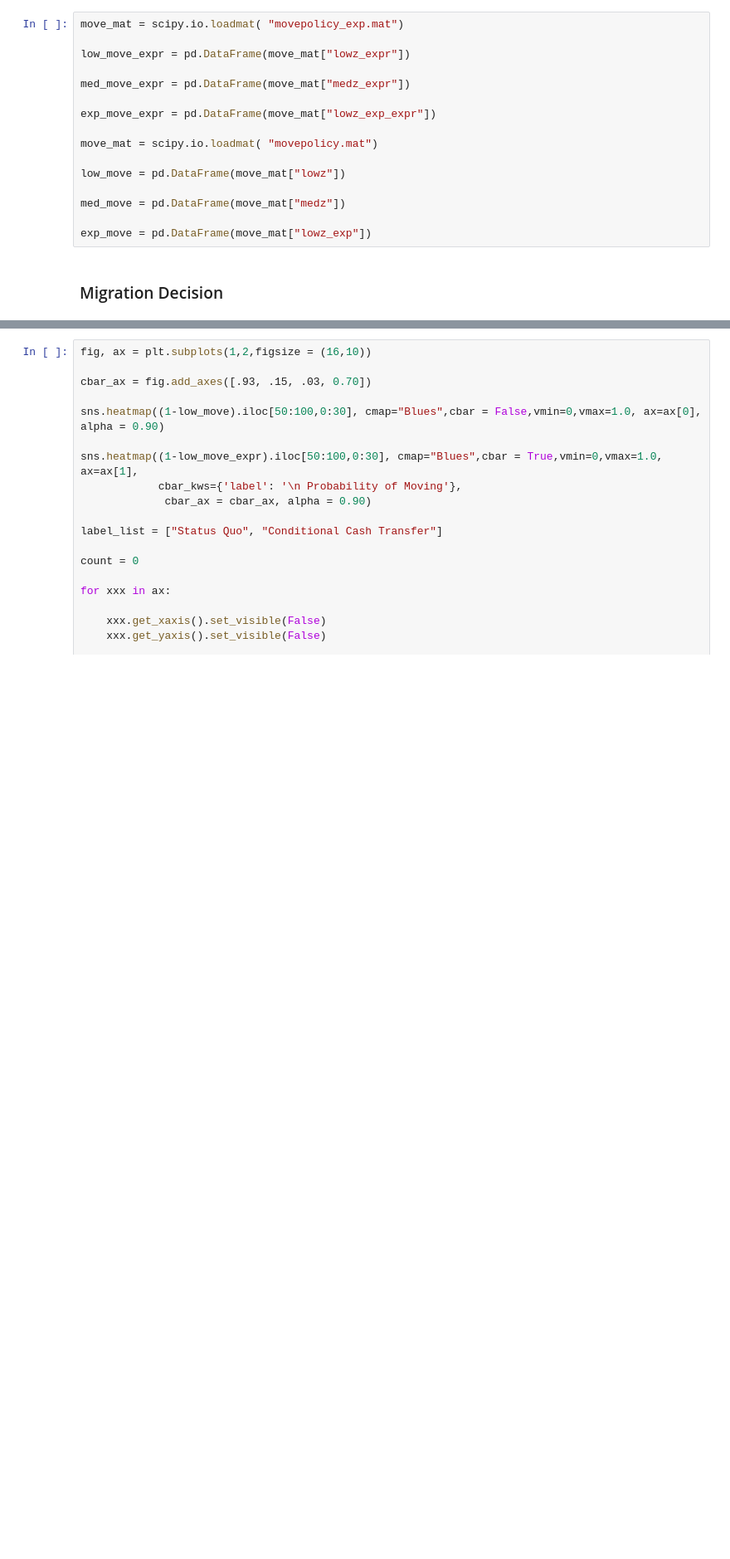
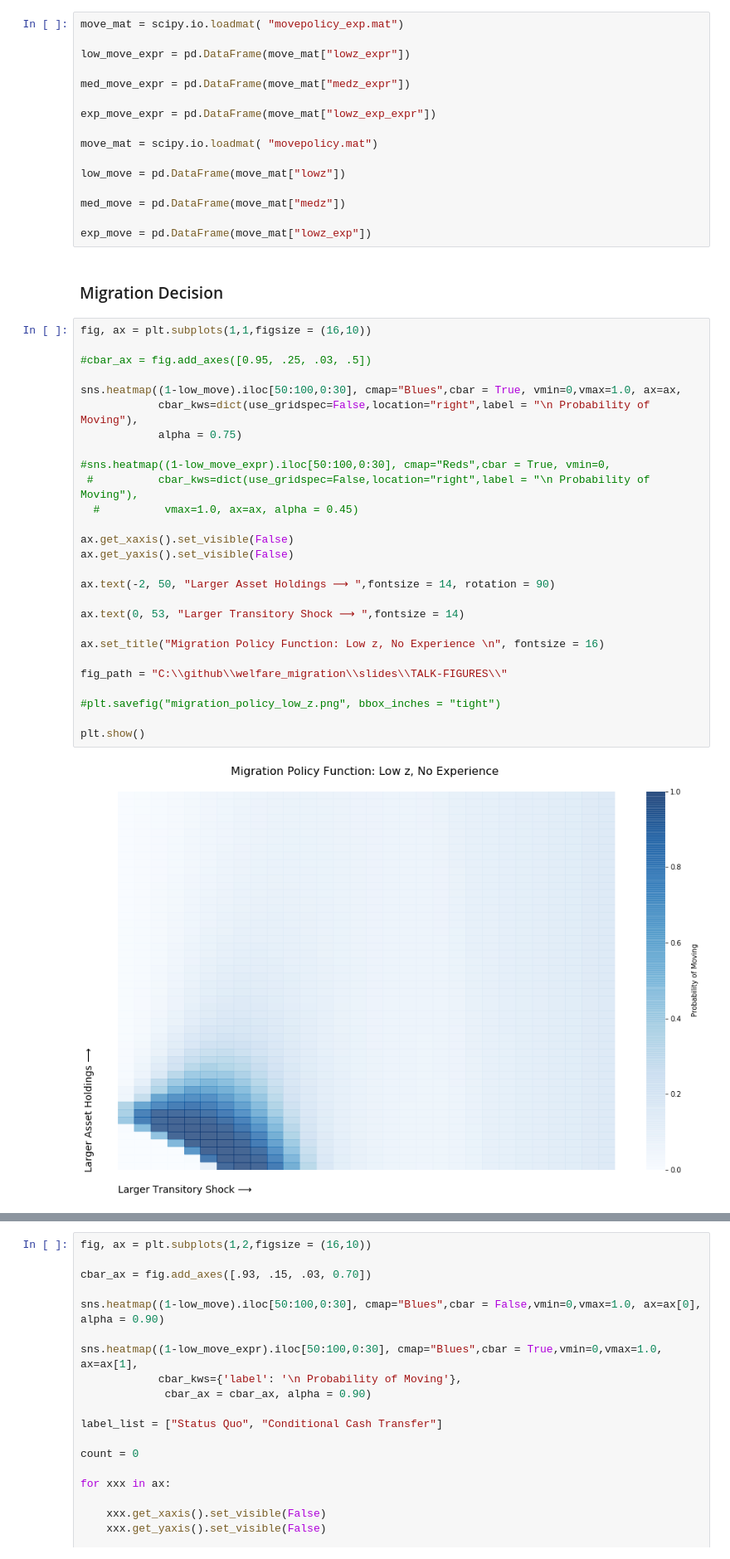
Before and after one commit to mwaugh0328/welfare_migration, a Jupyter notebook: revision2_code/plotting/plot_policy_functions.ipynb, the cells around one changed output, grey strips where cells are left out. Shown at 83% size. Drawn from its saved outputs; the diff is of its cells as text; blank space fills up the shorter version.

```diff
--- a/revision2_code/plotting/plot_policy_functions.ipynb
+++ b/revision2_code/plotting/plot_policy_functions.ipynb
@@ -23,6 +23,35 @@ med_move = pd.DataFrame(move_mat["medz"])
 exp_move = pd.DataFrame(move_mat["lowz_exp"])
 # %% [markdown]
 ### Migration Decision
+# %%
+fig, ax = plt.subplots(1,1,figsize = (16,10))
+
+#cbar_ax = fig.add_axes([0.95, .25, .03, .5])
+
+sns.heatmap((1-low_move).iloc[50:100,0:30], cmap="Blues",cbar = True, vmin=0,vmax=1.0, ax=ax,
+            cbar_kws=dict(use_gridspec=False,location="right",label = "\n Probability of Moving"),
+            alpha = 0.75)
+
+#sns.heatmap((1-low_move_expr).iloc[50:100,0:30], cmap="Reds",cbar = True, vmin=0,
+ #          cbar_kws=dict(use_gridspec=False,location="right",label = "\n Probability of Moving"),
+  #          vmax=1.0, ax=ax, alpha = 0.45)
+
+ax.get_xaxis().set_visible(False)
+ax.get_yaxis().set_visible(False)
+
+ax.text(-2, 50, "Larger Asset Holdings ⟶ ",fontsize = 14, rotation = 90)
+
+ax.text(0, 53, "Larger Transitory Shock ⟶ ",fontsize = 14)
+
+ax.set_title("Migration Policy Function: Low z, No Experience \n", fontsize = 16)
+
+fig_path = "C:\\github\\welfare_migration\\slides\\TALK-FIGURES\\"
+
+#plt.savefig("migration_policy_low_z.png", bbox_inches = "tight")
+
+plt.show()
+# %% [output]
+[figure, added]
 # %%
 fig, ax = plt.subplots(1,1,figsize = (16,10))
 
```
Also changed, not shown: parts of 1 cell of this notebook, 1 other file.
